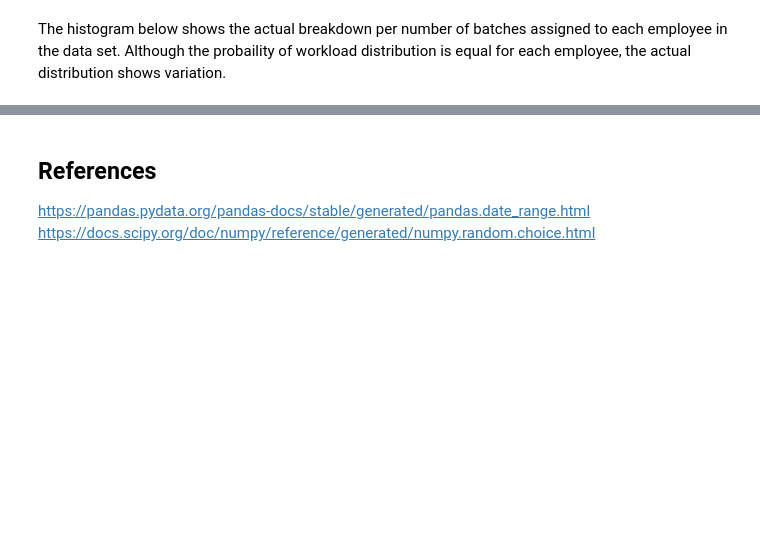
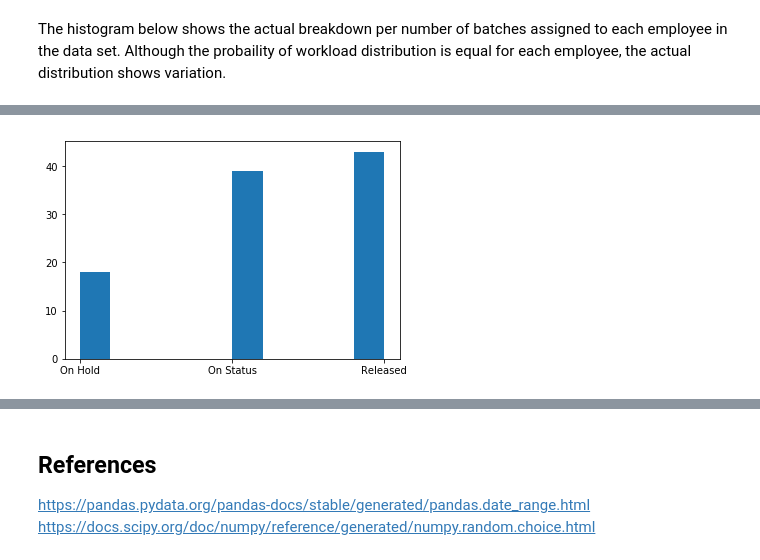
Before and after one commit to GraceAKelly/Randomdataset, a Jupyter notebook: Random Data Set Generation.ipynb, the cells around one changed output, grey strips where cells are left out. Cells and saved outputs as stored; diff of their text form; code cells hidden in the pictures; blank space fills up the shorter version.

Commit message:
Control charts

```diff
--- a/Random Data Set Generation.ipynb
+++ b/Random Data Set Generation.ipynb
@@ -76,0 +78,5 @@ plt.show()
+# %%
+plt.hist(Statuss)
+plt.show()
+# %% [output]
+[figure, added]
```
Also changed, not shown: parts of 9 cells of this notebook.
